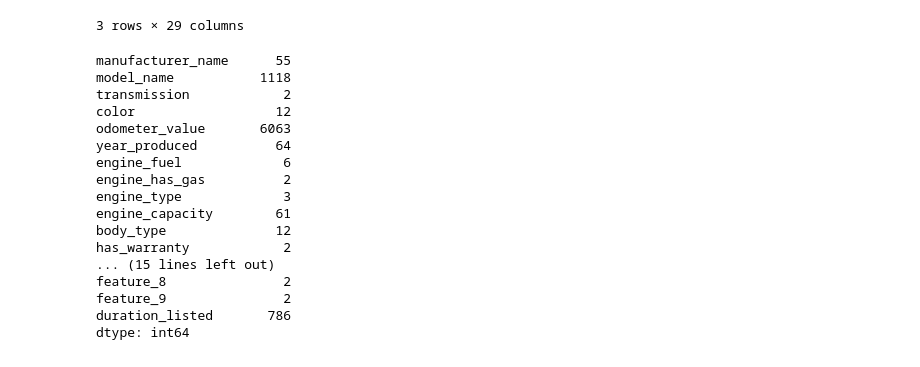
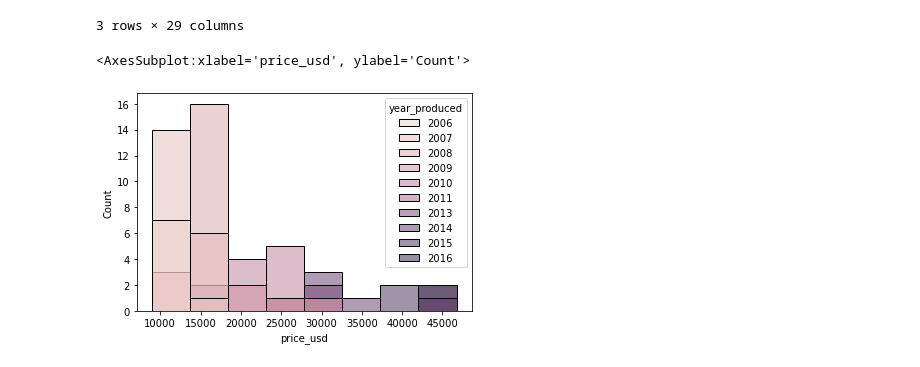
Before and after one commit to GreatestTrain/estadistica-descriptiva, a Jupyter notebook: 6.mtc_python.ipynb, the cells around one changed output. Drawn from its saved outputs; the diff is of its cells as text; code cells hidden in the pictures.

```diff
--- a/6.mtc_python.ipynb
+++ b/6.mtc_python.ipynb
@@ -82,23 +82,11 @@ carros.groupby('engine_type').count()
 | electric | 10 | 10 | 10 | 10 | 10 | 10 | 10 | ... |
 | gasoline | 25647 | 25647 | 25647 | 25647 | 25647 | 25647 | 25647 | ... |
 3 rows × 29 columns
-# %%
-carros.nunique()
-# %% [output]
-manufacturer_name      55
-model_name           1118
-transmission            2
-color                  12
-odometer_value       6063
-year_produced          64
-engine_fuel             6
-engine_has_gas          2
-engine_type             3
-engine_capacity        61
-body_type              12
-has_warranty            2
-... (15 lines left out)
-feature_8               2
-feature_9               2
-duration_listed       786
-dtype: int64
+# %%
+q7_df = carros[(carros['manufacturer_name'] == 'Audi') & (carros['model_name'] == 'Q7')]
+q7_df = q7_df.drop(['manufacturer_name'], axis=1)
+# q7_df.describe()
+sns.histplot(q7_df, x = 'price_usd', hue = 'year_produced')
+# %% [output]
+<AxesSubplot:xlabel='price_usd', ylabel='Count'>
+[figure, added]
```
Also changed, not shown: parts of 5 cells of this notebook, 1 other file.
